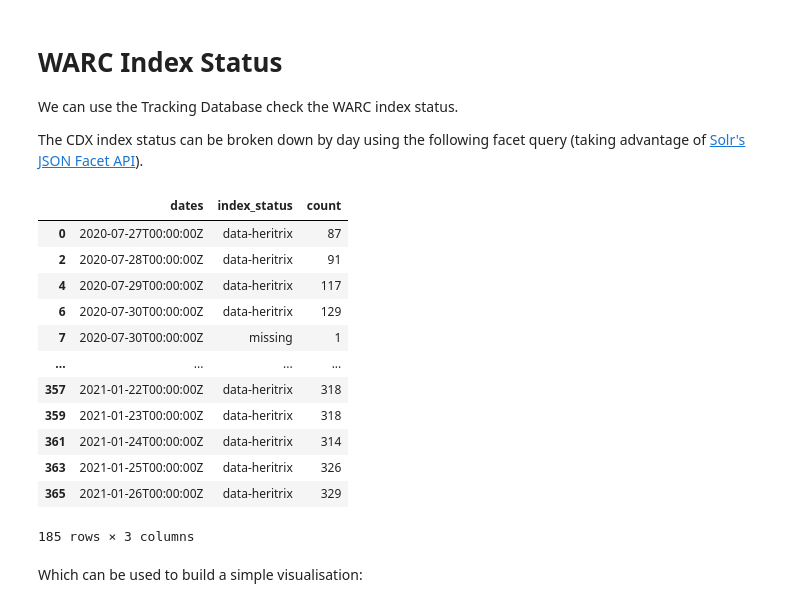
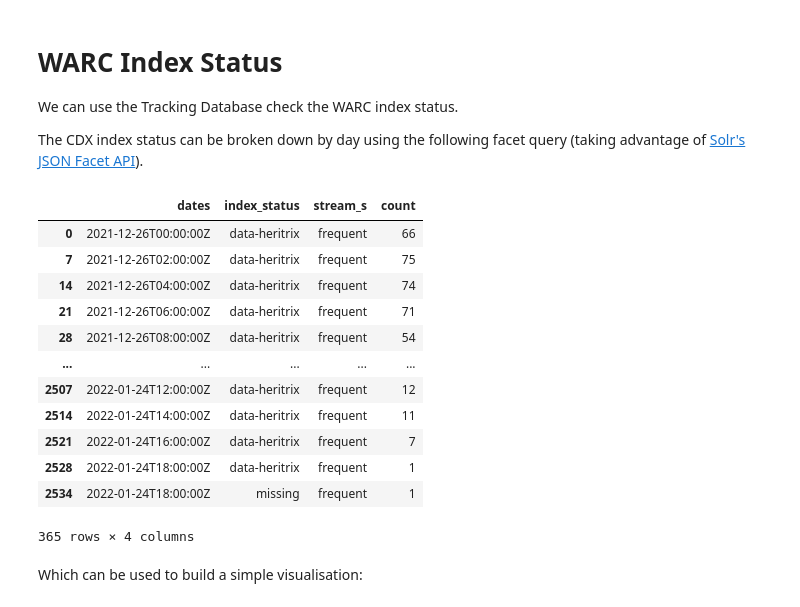
Before and after one commit to ukwa/ukwa-notebook-apps, a Jupyter notebook: trackdb/warc-index-status.ipynb, the cells around one changed output. Drawn from its saved outputs; the diff is of its cells as text; code cells hidden in the pictures.

```diff
--- a/trackdb/warc-index-status.ipynb
+++ b/trackdb/warc-index-status.ipynb
@@ -17,54 +17,64 @@ json_facet = {
         'dates' : {
             'type' : 'range',
             'field' : 'timestamp_dt',
-            'start' : "NOW/DAY-6MONTH",
-            'end' : "NOW/DAY",
-            'gap' : "+1DAY",
+            'start' : "NOW/DAY-1MONTH",
+            'end' : "NOW/DAY+10DAY",
+            'gap' : "+2HOUR",
             # For each day, we facet based on the CDX Index field, and make sure items with no value get recorded:
             'facet': {
                 'index_status': {
                     'terms': {
                         "field": "cdx_index_ss",
-                        'missing': True
+                        'mincount': 0,
+                        'missing': True,
+                        'facet': {
+                            'stream_s': {
+                                'terms': {
+                                    "field": "stream_s",
+                                    'mincount': 0,
+                                    'missing': True
+                                }
+                            }
+                        }
                     }
                 }
             }
         }
     }
 }
 
 
 params = {
   'q': 'kind_s:"warcs"',
   'rows': 0
 }
 
 r = requests.post("http://solr8.api.wa.bl.uk/solr/tracking/select", params=params, data=json.dumps(json_facet), headers=headers)
 
 if r.status_code != 200:
     print(r.text)
 
 from solr.solr_facet_helper import flatten_solr_buckets
 
 df = pd.DataFrame(flatten_solr_buckets(r.json()['facets']))
 # Filter empty rows:
 df=df[df['count'] != 0]
 
 df
 # %% [output]
-|  | dates | index_status | count |
-| 0 | 2020-07-27T00:00:00Z | data-heritrix | 87 |
-| 2 | 2020-07-28T00:00:00Z | data-heritrix | 91 |
-| 4 | 2020-07-29T00:00:00Z | data-heritrix | 117 |
-| 6 | 2020-07-30T00:00:00Z | data-heritrix | 129 |
-| 7 | 2020-07-30T00:00:00Z | missing | 1 |
-| ... | ... | ... | ... |
-| 357 | 2021-01-22T00:00:00Z | data-heritrix | 318 |
-| 359 | 2021-01-23T00:00:00Z | data-heritrix | 318 |
-| 361 | 2021-01-24T00:00:00Z | data-heritrix | 314 |
-| 363 | 2021-01-25T00:00:00Z | data-heritrix | 326 |
-| 365 | 2021-01-26T00:00:00Z | data-heritrix | 329 |
+|  | dates | index_status | stream_s | count |
+| 0 | 2021-12-26T00:00:00Z | data-heritrix | frequent | 66 |
+| 7 | 2021-12-26T02:00:00Z | data-heritrix | frequent | 75 |
+| 14 | 2021-12-26T04:00:00Z | data-heritrix | frequent | 74 |
+| 21 | 2021-12-26T06:00:00Z | data-heritrix | frequent | 71 |
+| 28 | 2021-12-26T08:00:00Z | data-heritrix | frequent | 54 |
+| ... | ... | ... | ... | ... |
+| 2507 | 2022-01-24T12:00:00Z | data-heritrix | frequent | 12 |
+| 2514 | 2022-01-24T14:00:00Z | data-heritrix | frequent | 11 |
+| 2521 | 2022-01-24T16:00:00Z | data-heritrix | frequent | 7 |
+| 2528 | 2022-01-24T18:00:00Z | data-heritrix | frequent | 1 |
+| 2534 | 2022-01-24T18:00:00Z | missing | frequent | 1 |
-185 rows × 3 columns
+365 rows × 4 columns
 # %% [markdown]
 Which can be used to build a simple visualisation:
 # %%
```
Also changed, not shown: parts of 1 cell of this notebook, 6 other files.
